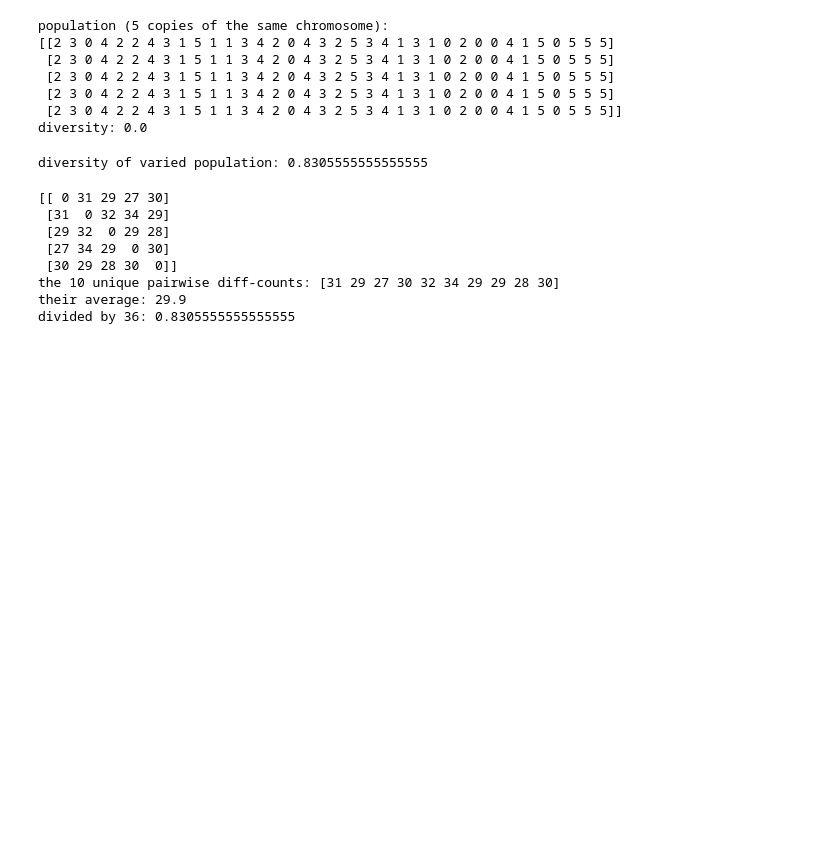
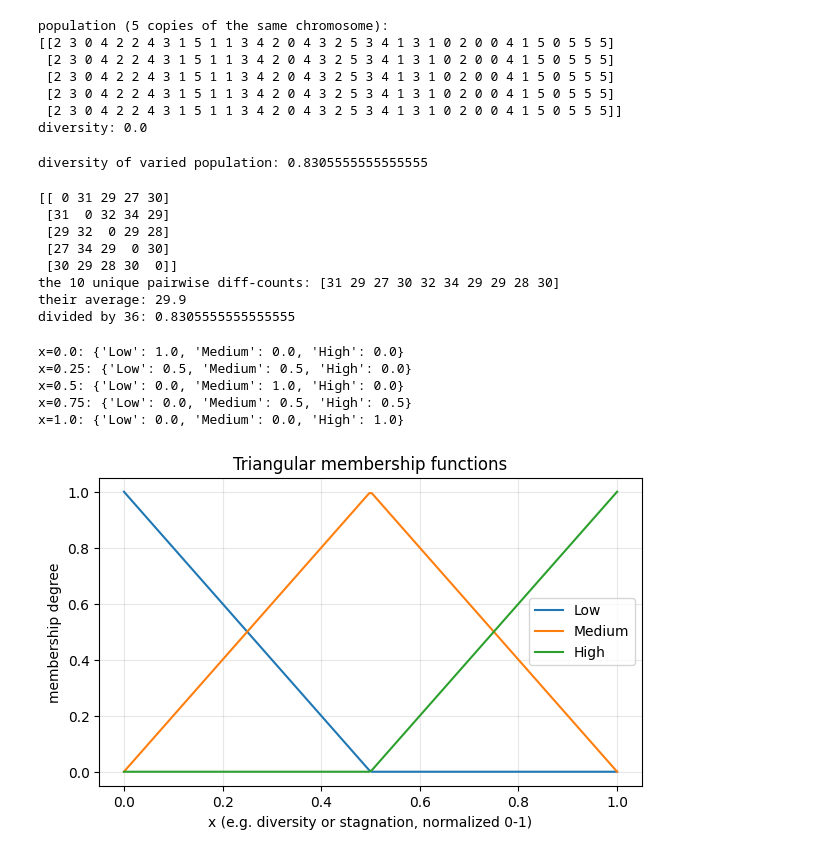
Before and after one commit to tskrrish/fuzzy-ga, a Jupyter notebook: notebooks/01_explore.ipynb, the cells around one changed output. Saved outputs shown, nothing was run; the diff lists cells and outputs as text; code cells hidden in the pictures; blank space fills up the shorter version.

```diff
--- a/notebooks/01_explore.ipynb
+++ b/notebooks/01_explore.ipynb
@@ -240,3 +240,36 @@ print("divided by 36:", diffs_matrix[iu].mean() / 36)
 the 10 unique pairwise diff-counts: [31 29 27 30 32 34 29 29 28 30]
 their average: 29.9
 divided by 36: 0.8305555555555555
+# %%
+import sys
+sys.path.insert(0, "../src")
+from jssp_fuzzy_ga.fuzzy import memberships
+
+for x in [0.0, 0.25, 0.5, 0.75, 1.0]:
+    print(f"x={x}: {memberships(x)}")
+# %% [output]
+x=0.0: {'Low': 1.0, 'Medium': 0.0, 'High': 0.0}
+x=0.25: {'Low': 0.5, 'Medium': 0.5, 'High': 0.0}
+x=0.5: {'Low': 0.0, 'Medium': 1.0, 'High': 0.0}
+x=0.75: {'Low': 0.0, 'Medium': 0.5, 'High': 0.5}
+x=1.0: {'Low': 0.0, 'Medium': 0.0, 'High': 1.0}
+# %%
+import matplotlib.pyplot as plt
+
+xs = np.linspace(0, 1, 200)
+low_vals = [memberships(x)["Low"] for x in xs]
+med_vals = [memberships(x)["Medium"] for x in xs]
+high_vals = [memberships(x)["High"] for x in xs]
+
+plt.figure(figsize=(7, 4))
+plt.plot(xs, low_vals, label="Low")
+plt.plot(xs, med_vals, label="Medium")
+plt.plot(xs, high_vals, label="High")
+plt.xlabel("x (e.g. diversity or stagnation, normalized 0-1)")
+plt.ylabel("membership degree")
+plt.title("Triangular membership functions")
+plt.legend()
+plt.grid(alpha=0.3)
+plt.show()
+# %% [output]
+[figure, added]
```
Also changed, not shown: parts of 2 cells of this notebook.
